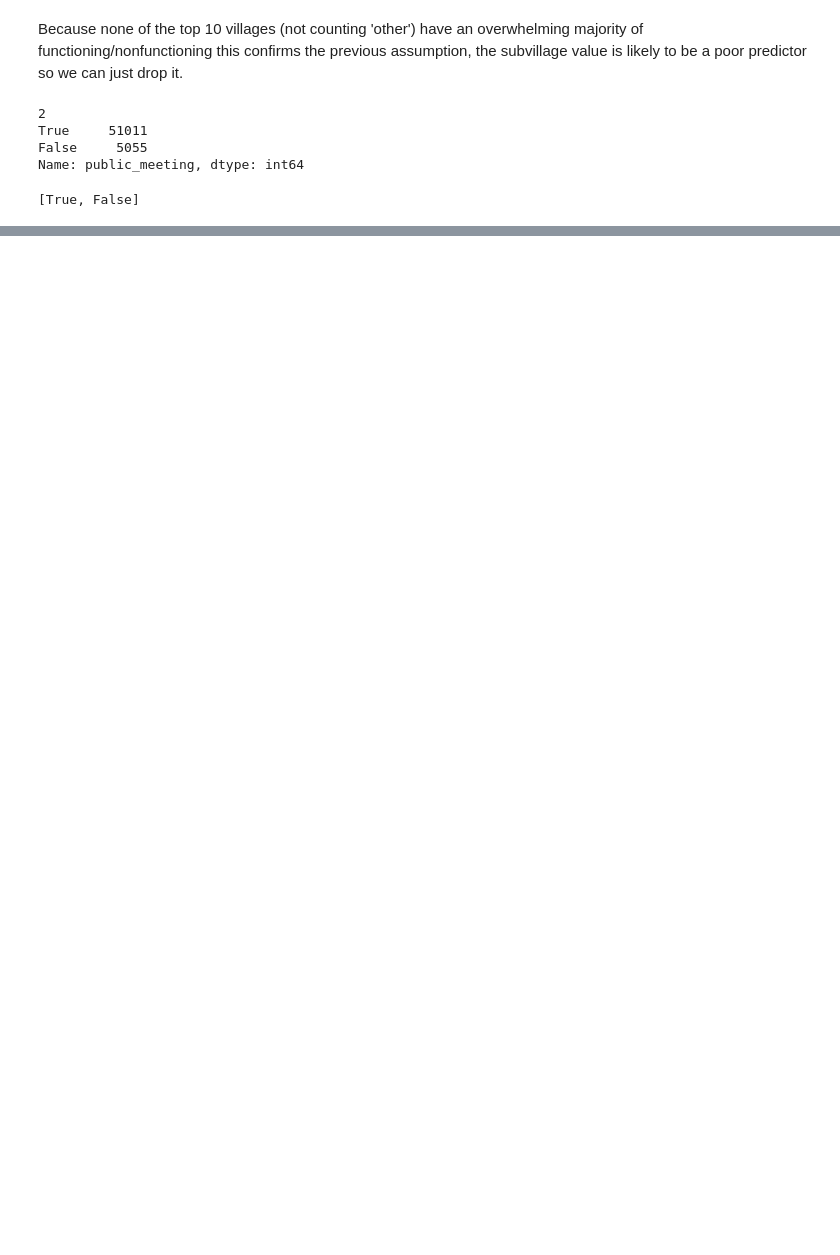
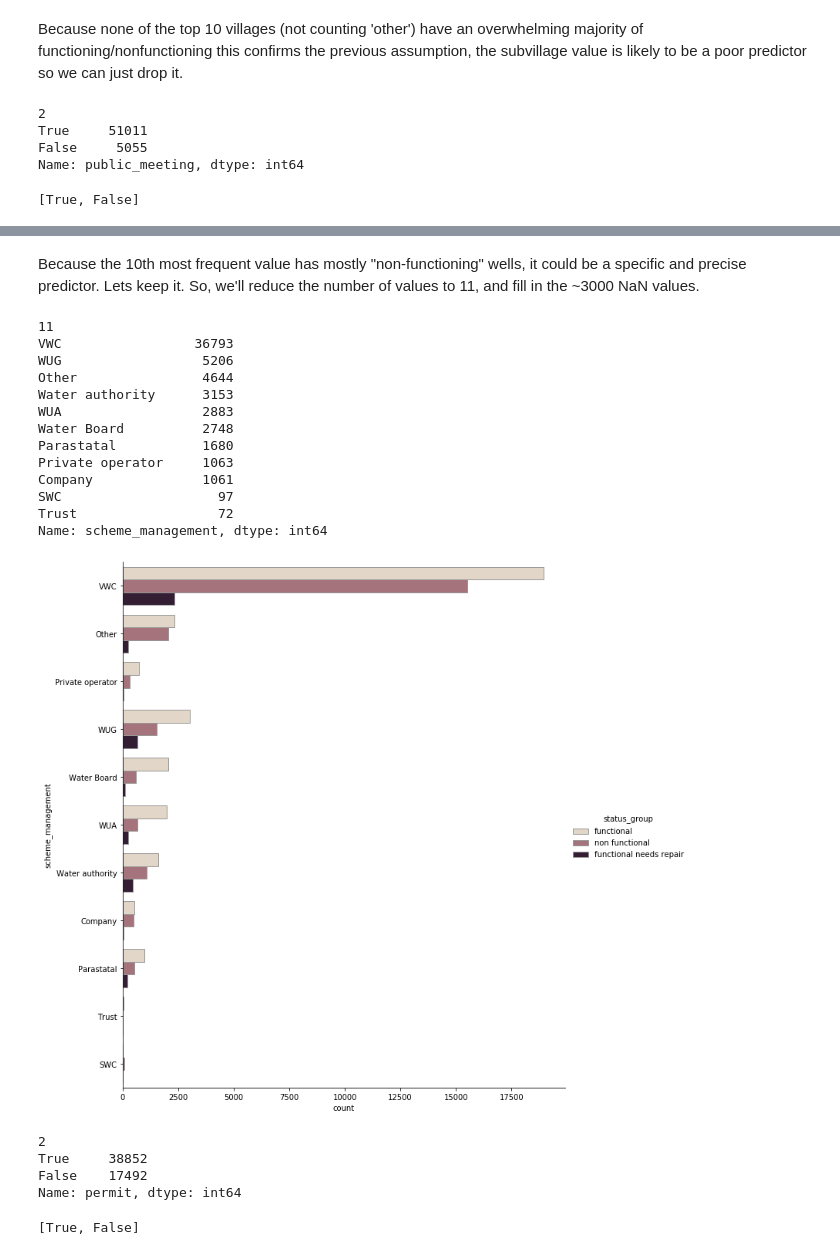
Before and after one commit to akashrama/tanzania_water_predictor, a Jupyter notebook: notebooks/exploratory/Brent/Eda_cleaning.ipynb, the cells around one changed output, grey strips where cells are left out. Drawn from its saved outputs; the diff is of its cells as text; code cells hidden in the pictures; blank space fills up the shorter version.

```diff
--- a/notebooks/exploratory/Brent/Eda_cleaning.ipynb
+++ b/notebooks/exploratory/Brent/Eda_cleaning.ipynb
@@ -355,6 +372,32 @@ plot_feature(df_train, 'public_meeting', 'status_group', height=5)
-# %%
-df_train.public_meeting.fillna(False, inplace=True)
-# %%
-df_train.scheme_management.fillna(df_train.scheme_management.mode, inplace=True)
-# %%
-df_train.permit.fillna(df_train.permit.mode, inplace=True)
+# %% [markdown]
+Because the 10th most frequent value has mostly "non-functioning" wells, it could be a specific and precise predictor. Lets keep it. So, we'll reduce the number of values to 11, and fill in the ~3000 NaN values.
+# %%
+
+reduce_categorical_values(df_train, 'scheme_management', 12)
+print(len(df_train.scheme_management.value_counts()))
+print(df_train.scheme_management.value_counts())
+plot_feature(df_train, 'scheme_management', 'status_group')
+# %% [output]
+11
+VWC                 36793
+WUG                  5206
+Other                4644
+Water authority      3153
+WUA                  2883
+Water Board          2748
+Parastatal           1680
+Private operator     1063
+Company              1061
+SWC                    97
+Trust                  72
+Name: scheme_management, dtype: int64
+[figure, added]
+# %%
+#Now for 'permit'. Lets find the number of categorical values in 'permit':
+values_to_keep(df_train, 'permit', 10, verbose= True)
+# %% [output]
+2
+True     38852
+False    17492
+Name: permit, dtype: int64
+[True, False]
```
Also changed, not shown: parts of 22 cells of this notebook.
